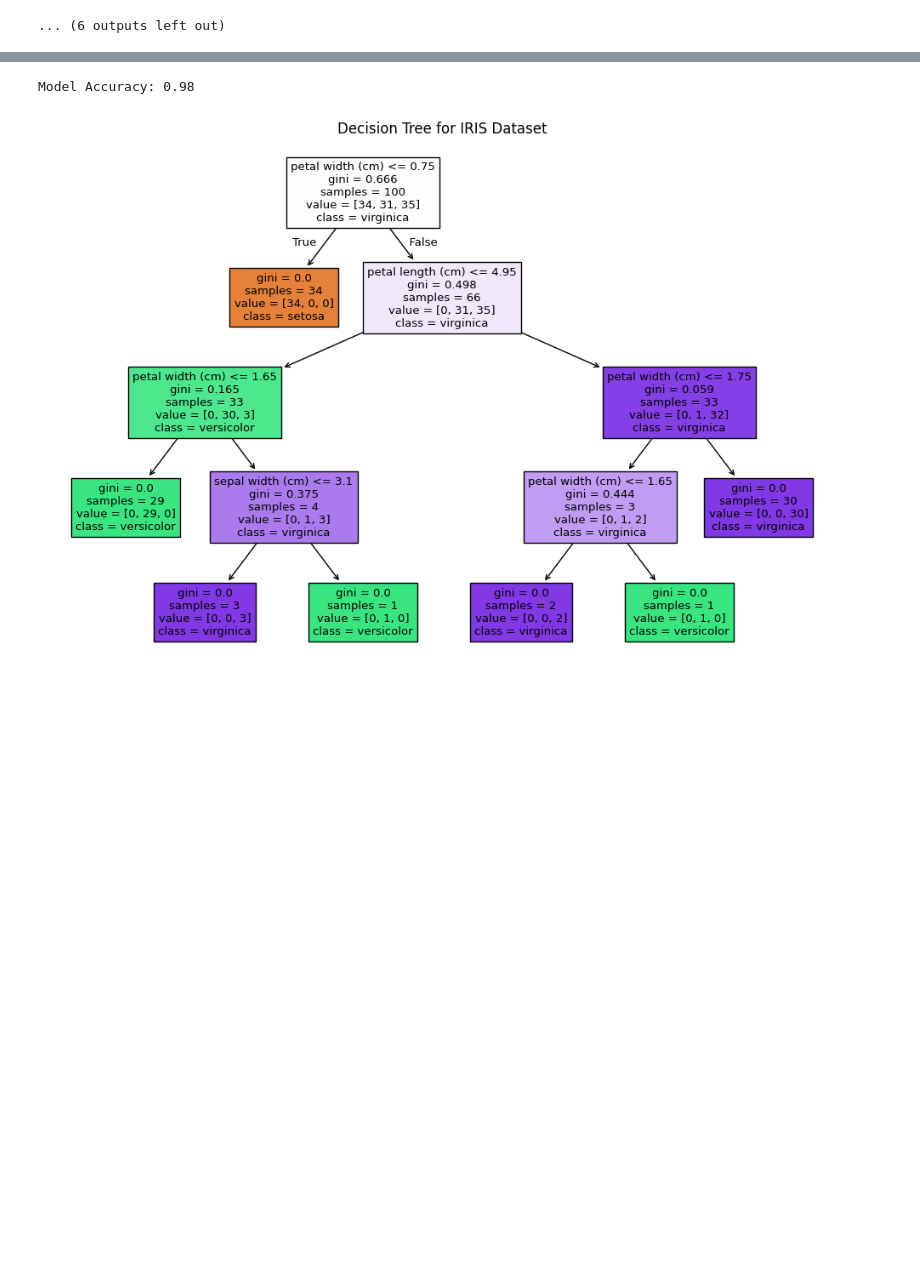
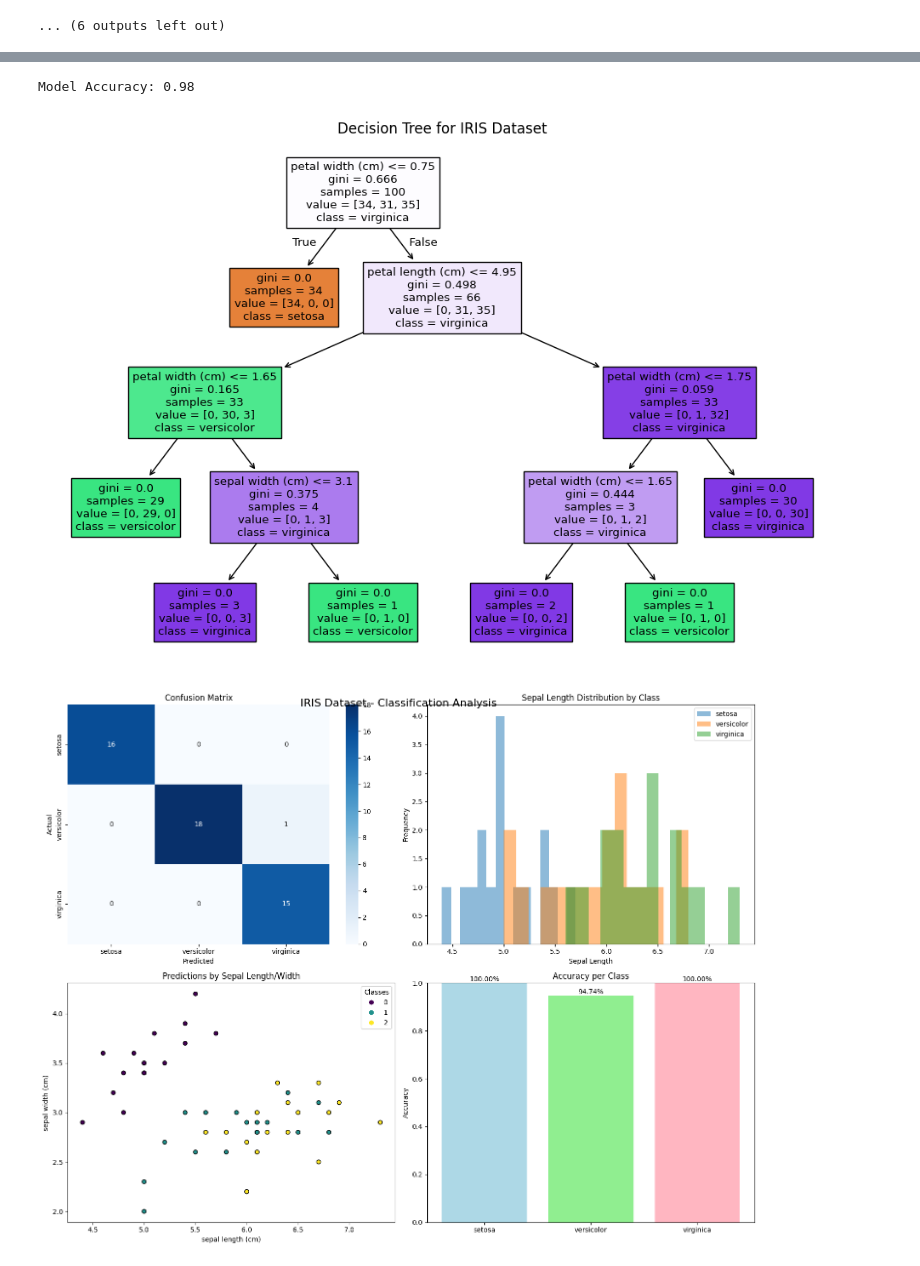
Before and after one commit to schmiddi77/KM, a Jupyter notebook: Question_1.ipynb, the cells around one changed output, grey strips where cells are left out. Cells and saved outputs as stored; diff of their text form; code cells hidden in the pictures; blank space fills up the shorter version.

Commit message:
Final with commentary and visualizations

```diff
--- a/Question_1.ipynb
+++ b/Question_1.ipynb
@@ -79,30 +91,90 @@ Requirement already satisfied: six>=1.5 in c:\users\tim\appdata\local\packages\p
 from sklearn.datasets import load_iris
 from sklearn.model_selection import train_test_split
 from sklearn.tree import DecisionTreeClassifier, plot_tree
 from sklearn.metrics import accuracy_score
 import matplotlib.pyplot as plt
+import numpy as np
+import seaborn as sns
+from sklearn.metrics import confusion_matrix
 
 # Load the IRIS dataset
 iris = load_iris()
 X, y = iris.data, iris.target
 
 # Split into training and testing sets
 X_train, X_test, y_train, y_test = train_test_split(X, y, test_size=0.33, random_state=0)
 
 # Train the CART decision tree classifier
 clf = DecisionTreeClassifier(random_state=0)
 clf.fit(X_train, y_train)
 
 # Predict and calculate accuracy
 y_pred = clf.predict(X_test)
 accuracy = accuracy_score(y_test, y_pred)
 print(f"Model Accuracy: {accuracy:.2f}")
 
 # Visualize the decision tree
 plt.figure(figsize=(12, 8))
 plot_tree(clf, filled=True, feature_names=iris.feature_names, class_names=iris.target_names)
 plt.title("Decision Tree for IRIS Dataset")
 plt.show()
+
+# Create a 2x2 multiplot matrix
+fig, axes = plt.subplots(2, 2, figsize=(15, 12))
+fig.suptitle('IRIS Dataset - Classification Analysis', fontsize=16, y=0.95)
+
+# Plot 1: Confusion Matrix (top left)
+cm = confusion_matrix(y_test, y_pred)
+sns.heatmap(cm, annot=True, fmt='d', cmap='Blues',
+            xticklabels=iris.target_names,
+            yticklabels=iris.target_names,
+            ax=axes[0,0])
+axes[0,0].set_title('Confusion Matrix')
+axes[0,0].set_xlabel('Predicted')
+axes[0,0].set_ylabel('Actual')
+
+# Plot 2: Feature Distribution (top right)
+for i in range(3):
+    axes[0,1].hist(X_test[y_pred == i, 0], bins=15, alpha=0.5,
+                   label=iris.target_names[i])
+axes[0,1].set_title('Sepal Length Distribution by Class')
+axes[0,1].set_xlabel('Sepal Length')
+axes[0,1].set_ylabel('Frequency')
+axes[0,1].legend()
+
+# Plot 3: Scatter Plot (bottom left)
+scatter = axes[1,0].scatter(X_test[:, 0], X_test[:, 1],
+                          c=y_pred, cmap='viridis',
+                          edgecolor='black')
+axes[1,0].set_xlabel(iris.feature_names[0])
+axes[1,0].set_ylabel(iris.feature_names[1])
+axes[1,0].set_title('Predictions by Sepal Length/Width')
+legend = axes[1,0].legend(*scatter.legend_elements(),
+                         title="Classes")
+
+# Plot 4: Accuracy Comparison (bottom right)
+class_accuracy = []
+for i in range(3):
+    mask = y_test == i
+    class_acc = accuracy_score(y_test[mask], y_pred[mask])
+    class_accuracy.append(class_acc)
+
+bars = axes[1,1].bar(iris.target_names, class_accuracy,
+                     color=['lightblue', 'lightgreen', 'lightpink'])
+axes[1,1].set_ylim([0, 1])
+axes[1,1].set_title('Accuracy per Class')
+axes[1,1].set_ylabel('Accuracy')
+
+# Add percentage labels on bars
+for bar in bars:
+    height = bar.get_height()
+    axes[1,1].text(bar.get_x() + bar.get_width()/2., height,
+                   f'{height:.2%}',
+                   ha='center', va='bottom')
+
+plt.tight_layout()
+plt.show()
 # %% [output]
 Model Accuracy: 0.98
 [figure]
+[figure, added]
```
Also changed, not shown: parts of 2 cells of this notebook, 3 other files.
